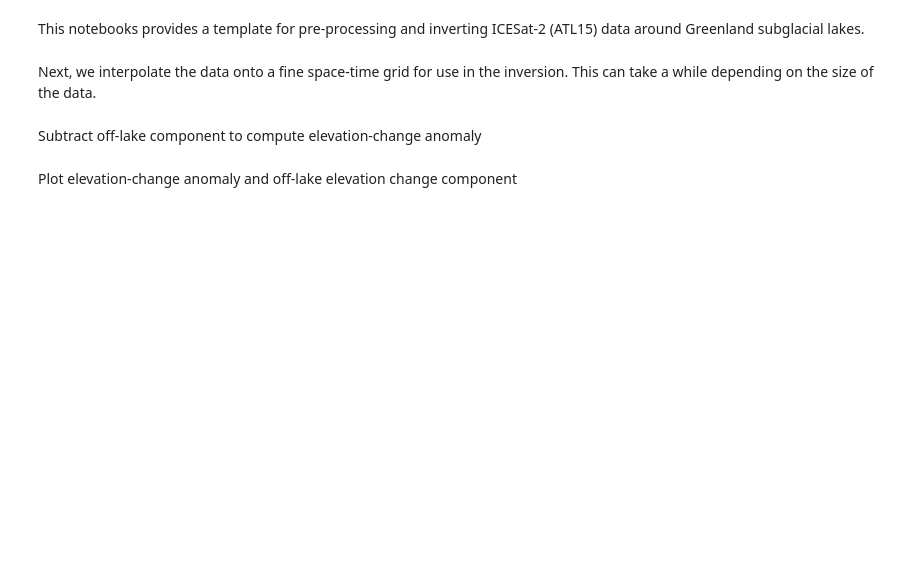
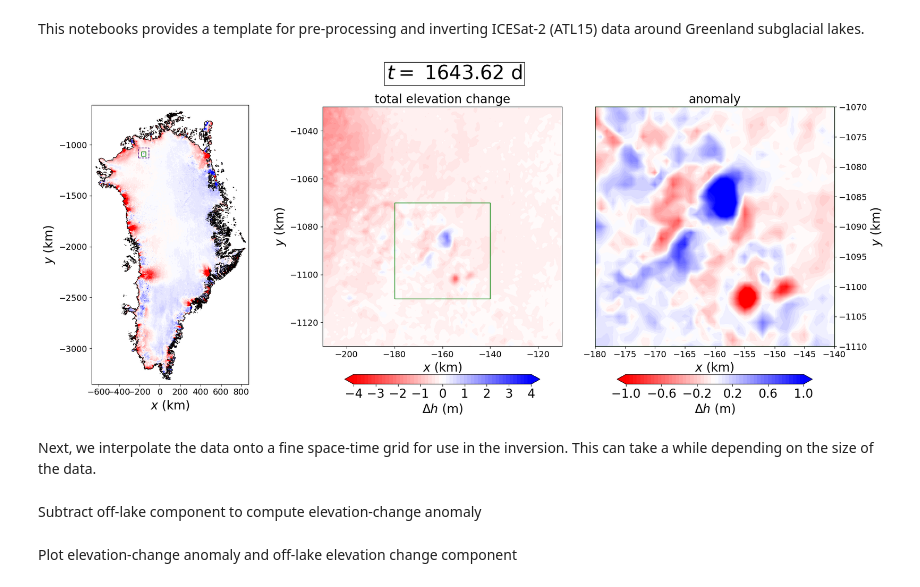
Before and after one commit to agstub/greenland-lakes, a Jupyter notebook: notebooks/example.ipynb, the cells around one changed output. Saved outputs shown, nothing was run; the diff lists cells and outputs as text; code cells hidden in the pictures; blank space fills up the shorter version.

```diff
--- a/notebooks/example.ipynb
+++ b/notebooks/example.ipynb
@@ -41,8 +47,8 @@ dh -= dh[0,:,:]
 # %%
 # Define a box for a regional-scale zoom-in
-L00 = 200*1e3          # width/length of box
-x00 = -170*1e3 + L00/2  # center x-coordinate
-y00 = -2400*1e3 + L00/2 # center y-coordinate
+L00 = 100*1e3          # width/length of box
+x00 = -160*1e3         # center x-coordinate
+y00 = -1080*1e3        # center y-coordinate
 
 x_min0 = x00-L00/2
 x_max0 = x00+L00/2
@@ -173,3 +117,66 @@ for i in range(np.size(t)):
+# %%
+#--------------------------PLOTTING-------------------------------
+%matplotlib inline
+# plot png at each time step
+
+plt.close()
+
+
+# plot the data
+
+for i in [-1]: #range(np.size(t)):
+    levels=np.linspace(-4,4,51)
+
+    plt.figure(figsize=(20,8))
+    plt.suptitle(r'$t=$ '+'{:.2f}'.format(t[i]-t[0])+' d',y=1.025,fontsize=32,bbox=dict(facecolor='none', edgecolor='black'))
+    plt.subplot(131)
+    p1 = plt.contourf(x/1000, y/1000,dh[i,:,:],cmap='bwr_r',levels=levels, extend='both')
+    plt.contour(x/1e3, y/1e3, mask[i,:,:].filled(), colors='k', linewidths=0.25)
+    plt.ylabel(r'$y$ (km)', fontsize=20)
+    plt.xlabel(r'$x$ (km)', fontsize=20)
+    plt.xticks(fontsize=14)
+    plt.yticks(fontsize=14)
+    plt.gca().set_aspect('equal', 'box')
+    rect = patches.Rectangle((x0/1e3-0.5*L0/1e3, y0/1e3-0.5*L0/1e3), L0/1e3, L0/1e3, linewidth=1, edgecolor='green', facecolor='none')
+    plt.gca().add_patch(rect)
+    rect0 = patches.Rectangle((x00/1e3-0.5*L00/1e3, y00/1e3-0.5*L00/1e3), L00/1e3, L00/1e3, linewidth=1, edgecolor='indigo',linestyle='--', facecolor='none')
+    plt.gca().add_patch(rect0)
+
+    plt.subplot(132)
+    plt.title(r'total elevation change',fontsize=20)
+    p = plt.contourf(X_sub0/1e3,Y_sub0/1e3,dh_sub0[i,:,:],levels=levels,cmap='bwr_r',extend='both')
+    plt.xlabel(r'$x$ (km)',fontsize=20)
+    plt.ylabel(r'$y$ (km)',fontsize=20)
+    cbar = plt.colorbar(p, ticks=np.linspace(-4,4,9),orientation='horizontal', fraction=0.035, pad=0.1)
+    cbar.ax.tick_params(labelsize=20)
+    plt.xticks(fontsize=14)
+    plt.yticks(fontsize=14)
+    cbar.set_label(r'$\Delta h$ (m)', fontsize=20)
+    rect = patches.Rectangle((x0/1e3-0.5*L0/1e3, y0/1e3-0.5*L0/1e3), L0/1e3, L0/1e3, linewidth=1, edgecolor='green', facecolor='none',clip_on = False)
+    plt.gca().add_patch(rect)
+    plt.gca().set_aspect('equal', 'box')
+
+    plt.subplot(133)
+    plt.title(r'anomaly',fontsize=20)
+    levels=np.linspace(-1,1,51)
+    p = plt.contourf(X_sub/1e3,Y_sub/1e3,dh_loc[i,:,:],levels=levels,cmap='bwr_r',extend='both')
+    plt.xlabel(r'$x$ (km)',fontsize=20)
+    plt.ylabel(r'$y$ (km)',fontsize=20)
+    cbar = plt.colorbar(p, ticks=np.linspace(-1,1,6),orientation='horizontal', fraction=0.035, pad=0.1)
+    cbar.ax.tick_params(labelsize=20)
+    plt.gca().yaxis.set_label_position("right")
+    plt.gca().yaxis.tick_right()
+    plt.xticks(fontsize=14)
+    plt.yticks(fontsize=14)
+    cbar.set_label(r'$\Delta h$ (m)', fontsize=20)
+    rect = patches.Rectangle((x0/1e3-0.5*L0/1e3, y0/1e3-0.5*L0/1e3), L0/1e3, L0/1e3, linewidth=1, edgecolor='green', facecolor='none',clip_on = False)
+    plt.gca().add_patch(rect)
+    plt.gca().set_aspect('equal', 'box')
+    plt.tight_layout()
+    plt.show()
+    plt.close()
+# %% [output]
+[figure, added]
 # %% [markdown]
 Next, we interpolate the data onto a fine space-time grid for use in the inversion. This can take a while depending on the size of the data.
 # %%
```
Also changed, not shown: parts of 20 cells of this notebook, 3 other files.
